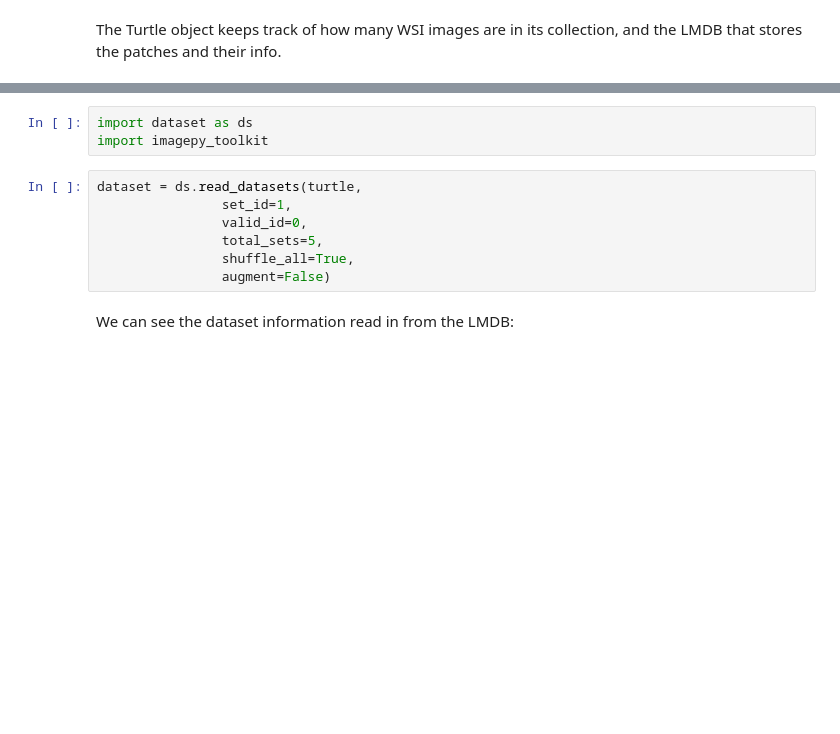
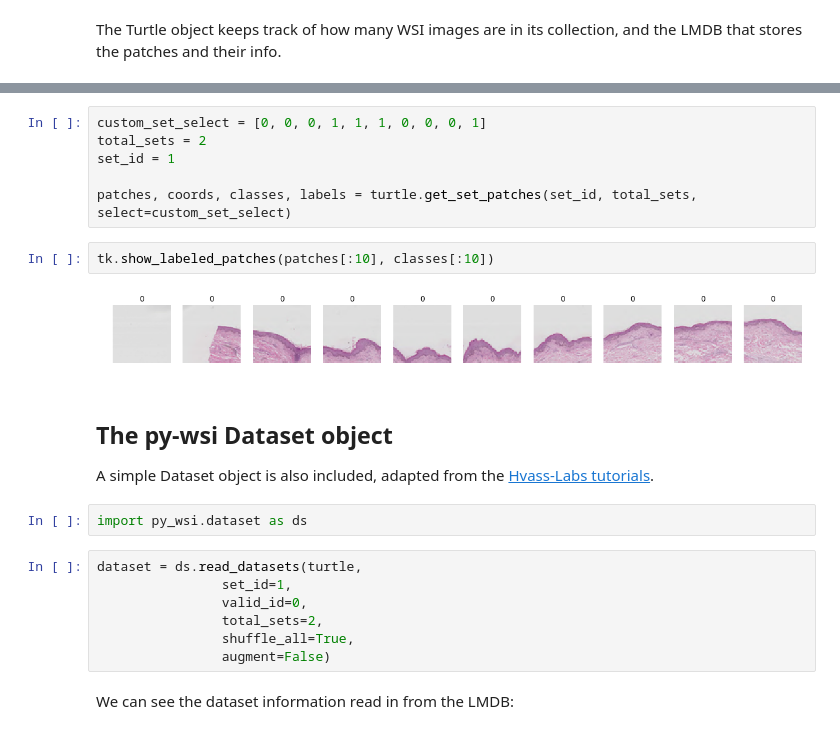
Before and after one commit to ysbecca/py-wsi, a Jupyter notebook: Using py-wsi.ipynb, the cells around one changed output, grey strips where cells are left out. Cells and saved outputs as stored; diff of their text form; blank space fills up the shorter version.

```diff
--- a/Using py-wsi.ipynb
+++ b/Using py-wsi.ipynb
@@ -63,11 +142,24 @@ Now we can create a Dataset object which loads all the patches from the LMDB. Al
+# %%
+custom_set_select = [0, 0, 0, 1, 1, 1, 0, 0, 0, 1]
+total_sets = 2
+set_id = 1
+
+patches, coords, classes, labels = turtle.get_set_patches(set_id, total_sets, select=custom_set_select)
+# %%
+tk.show_labeled_patches(patches[:10], classes[:10])
+# %% [output]
+[figure, added]
+# %% [markdown]
+## The py-wsi Dataset object
+
+A simple Dataset object is also included, adapted from the [Hvass-Labs tutorials](https://github.com/Hvass-Labs/TensorFlow-Tutorials).
 # %%
-import dataset as ds
-import imagepy_toolkit
+import py_wsi.dataset as ds
 # %%
 dataset = ds.read_datasets(turtle,
                 set_id=1,
                 valid_id=0,
-                total_sets=5,
+                total_sets=2,
                 shuffle_all=True,
                 augment=False)
 # %% [markdown]
```
Also changed, not shown: parts of 25 cells of this notebook, 7 other files.
